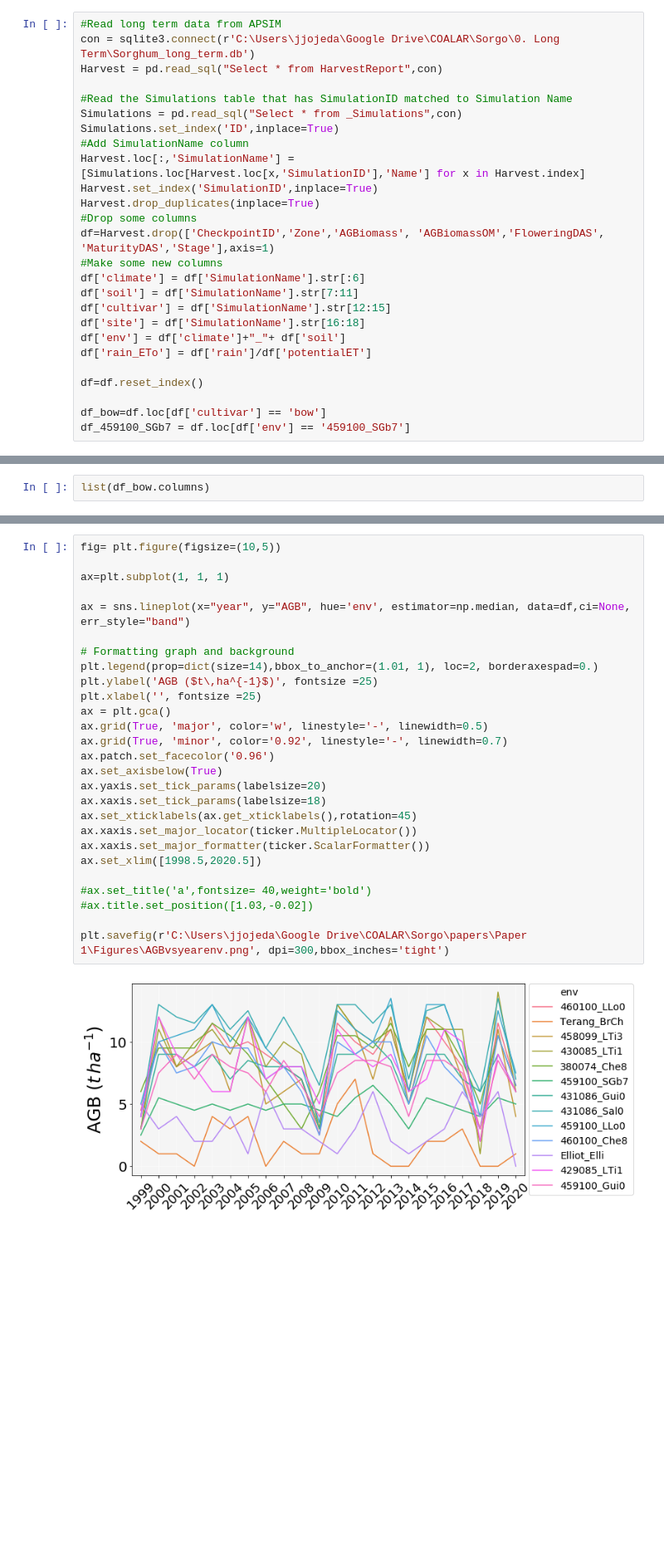
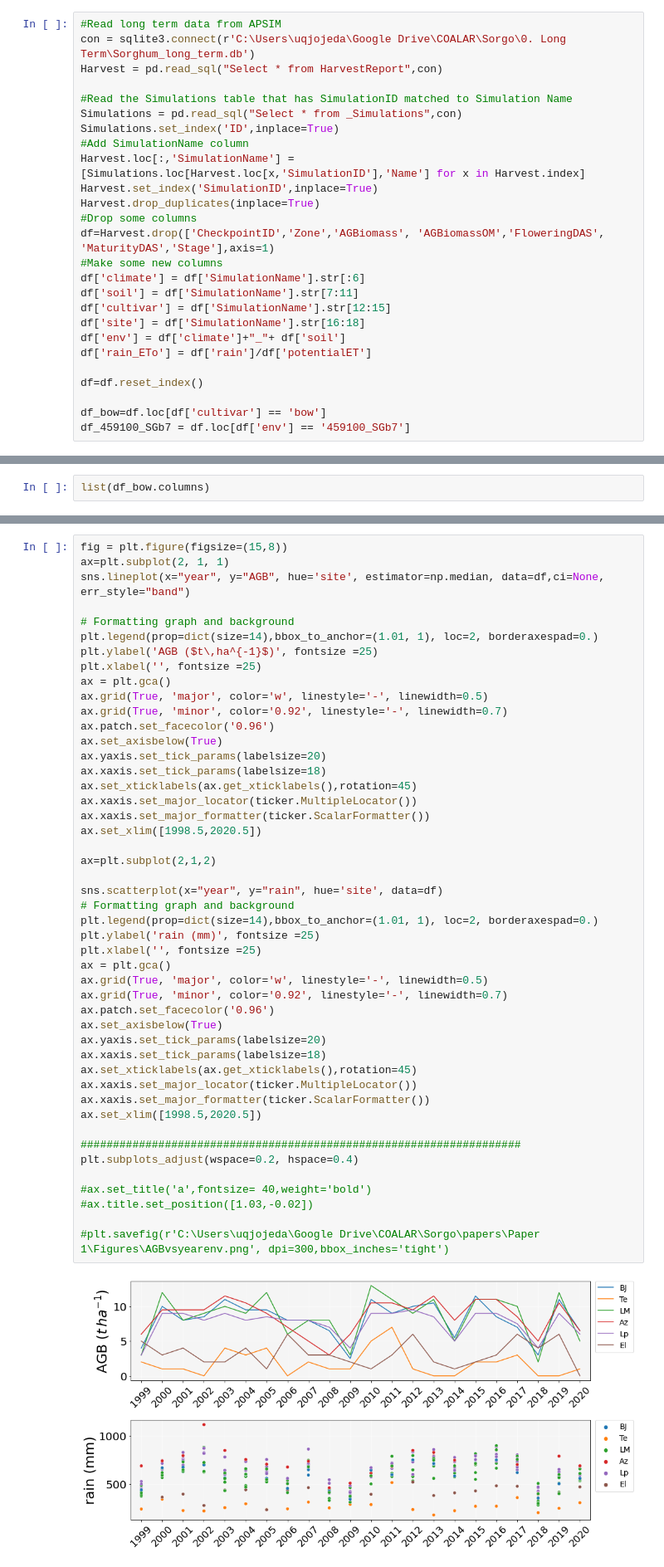
Before and after one commit to JJguri/RemoteSensingCropModels, a Jupyter notebook: LongTermAnalysis.ipynb, the cells around one changed output, grey strips where cells are left out. Shown: that part at 83% size. Cells and saved outputs as stored; diff of their text form; blank space fills up the shorter version.

```diff
--- a/LongTermAnalysis.ipynb
+++ b/LongTermAnalysis.ipynb
@@ -22,7 +22,7 @@ from IPython.core.display import display, HTML
 display(HTML("<style>.container { width:100% !important; }</style>"))
 # %%
 #Read long term data from APSIM
-con = sqlite3.connect(r'C:\Users\jjojeda\Google Drive\COALAR\Sorgo\0. Long Term\Sorghum_long_term.db')
+con = sqlite3.connect(r'C:\Users\uqjojeda\Google Drive\COALAR\Sorgo\0. Long Term\Sorghum_long_term.db')
 Harvest = pd.read_sql("Select * from HarvestReport",con)
 
 #Read the Simulations table that has SimulationID matched to Simulation Name
@@ -385,29 +431,49 @@ ax.set_zlabel('Z')
 # %%
-fig= plt.figure(figsize=(10,5))
-
-ax=plt.subplot(1, 1, 1)
-
-ax = sns.lineplot(x="year", y="AGB", hue='env', estimator=np.median, data=df,ci=None, err_style="band")
+fig = plt.figure(figsize=(15,8))
+ax=plt.subplot(2, 1, 1)
+sns.lineplot(x="year", y="AGB", hue='site', estimator=np.median, data=df,ci=None, err_style="band")
 
 # Formatting graph and background
 plt.legend(prop=dict(size=14),bbox_to_anchor=(1.01, 1), loc=2, borderaxespad=0.)
 plt.ylabel('AGB ($t\,ha^{-1}$)', fontsize =25)
 plt.xlabel('', fontsize =25)
 ax = plt.gca()
 ax.grid(True, 'major', color='w', linestyle='-', linewidth=0.5)
 ax.grid(True, 'minor', color='0.92', linestyle='-', linewidth=0.7)
 ax.patch.set_facecolor('0.96')
 ax.set_axisbelow(True)
 ax.yaxis.set_tick_params(labelsize=20)
 ax.xaxis.set_tick_params(labelsize=18)
 ax.set_xticklabels(ax.get_xticklabels(),rotation=45)
 ax.xaxis.set_major_locator(ticker.MultipleLocator())
 ax.xaxis.set_major_formatter(ticker.ScalarFormatter())
 ax.set_xlim([1998.5,2020.5])
 
+ax=plt.subplot(2,1,2)
+
+sns.scatterplot(x="year", y="rain", hue='site', data=df)
+# Formatting graph and background
+plt.legend(prop=dict(size=14),bbox_to_anchor=(1.01, 1), loc=2, borderaxespad=0.)
+plt.ylabel('rain (mm)', fontsize =25)
+plt.xlabel('', fontsize =25)
+ax = plt.gca()
+ax.grid(True, 'major', color='w', linestyle='-', linewidth=0.5)
+ax.grid(True, 'minor', color='0.92', linestyle='-', linewidth=0.7)
+ax.patch.set_facecolor('0.96')
+ax.set_axisbelow(True)
+ax.yaxis.set_tick_params(labelsize=20)
+ax.xaxis.set_tick_params(labelsize=18)
+ax.set_xticklabels(ax.get_xticklabels(),rotation=45)
+ax.xaxis.set_major_locator(ticker.MultipleLocator())
+ax.xaxis.set_major_formatter(ticker.ScalarFormatter())
+ax.set_xlim([1998.5,2020.5])
+
+####################################################################
+plt.subplots_adjust(wspace=0.2, hspace=0.4)
+
 #ax.set_title('a',fontsize= 40,weight='bold')
 #ax.title.set_position([1.03,-0.02])
 
-plt.savefig(r'C:\Users\jjojeda\Google Drive\COALAR\Sorgo\papers\Paper 1\Figures\AGBvsyearenv.png', dpi=300,bbox_inches='tight')
+#plt.savefig(r'C:\Users\uqjojeda\Google Drive\COALAR\Sorgo\papers\Paper 1\Figures\AGBvsyearenv.png', dpi=300,bbox_inches='tight')
 # %% [output]
-[figure, old version]
+[figure, new version]
```
Also changed, not shown: parts of 12 cells of this notebook.
